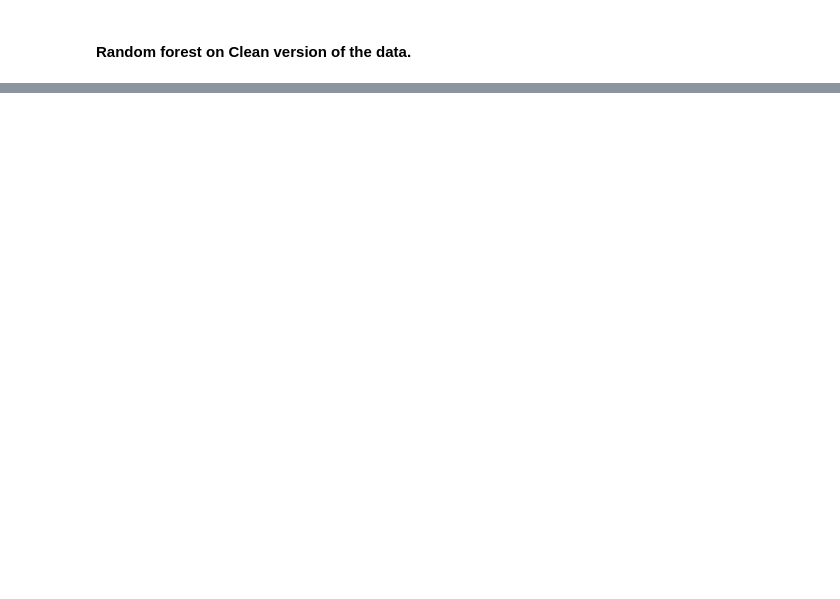
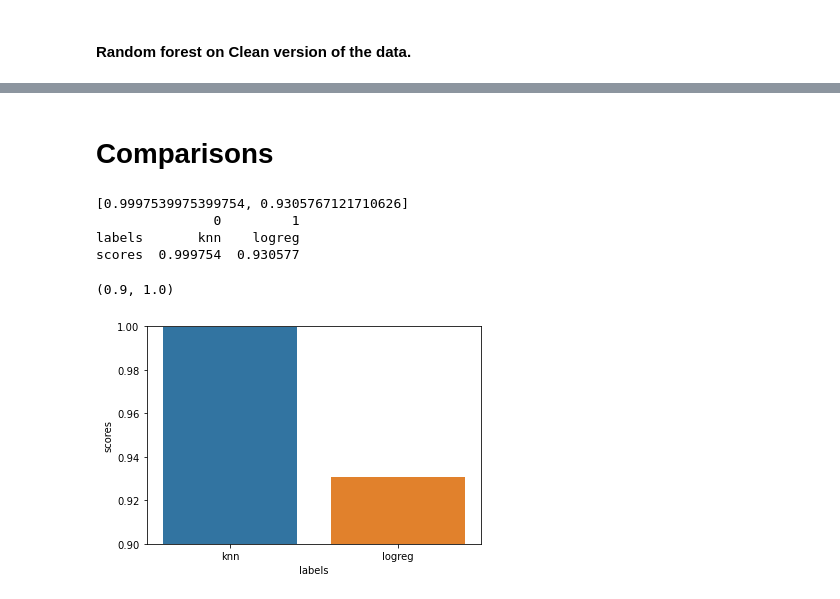
Before and after one commit to T-Tatsuya-W/AI_Coursework, a Jupyter notebook: workings.ipynb, the cells around one changed output, grey strips where cells are left out. Saved outputs shown, nothing was run; the diff lists cells and outputs as text; code cells hidden in the pictures; blank space fills up the shorter version.

Commit message:
added: cross validation on knn, graph to compare scores

```diff
--- a/workings.ipynb
+++ b/workings.ipynb
@@ -417,10 +444,16 @@ LogisticRegression(penalty='l1', solver='liblinear')
 # %%
 LogReg3=LogisticRegression(C=1, penalty='l1', solver='liblinear')
 
-LogReg3.fit(X_train,y_train)
+# LogReg3.fit(X_train,y_train)
 
 scores = cross_val_score(LogReg3, X, y, cv=10)
 
 print('Cross-Validation scores: {}'.format(scores))
-print('Average score: {}'.format(np.mean(scores)))
+logregBestScore = np.mean(scores)
+print('Average score: {}'.format(logregBestScore))
+
+
+
+LogRegPredictions = cross_val_predict(LogReg3, X, y, cv=10)
+print(classification_report(y, LogRegPredictions))
 # %% [output]
@@ -458,0 +509,24 @@ print(classification_report(y_test, knearest_pred))
+# %%
+knnModel = KNeighborsClassifier()
+knnHyperParams = {'n_neighbors':(1,2,3,4,5,6,7,8,9,10),'metric':('euclidean','manhattan','minkowski','chebyshev')}
+grid = GridSearchCV(knnModel, knnHyperParams, cv=10, scoring='accuracy',  return_train_score=False,verbose=1)
+grid_search = grid.fit(X_train, y_train)
+print(grid_search.best_params_)
+print(grid_search.best_score_)
+
+
+
+bestKnn = KNeighborsClassifier(n_neighbors = grid_search.best_params_['n_neighbors'], metric = grid_search.best_params_['metric'])
+knnScores = cross_val_score(bestKnn, X, y, cv=10)
+
+print('Cross-Validation scores: {}'.format(knnScores))
+knnBestScore = (np.mean(knnScores))
+print('Average score: {}'.format(knnBestScore))
+
+
+
+
+knnPredictions = cross_val_predict(bestKnn, X, y, cv=10)
+print(classification_report(y, knnPredictions))
+
+#eval_confusion(bestKnn, X, y, knnPredictions)
@@ -627,0 +790,19 @@ random_forest_func(X_train, y_train, X_test, y_test)
+# %% [markdown]
+# Comparisons
+# %%
+results = [knnBestScore, logregBestScore]
+print(results)
+
+df = pd.DataFrame({'labels':['knn', 'logreg'], 'scores':results})
+
+print(df.T)
+
+sns.barplot(x = df['labels'], y = df['scores'])
+plt.ylim((0.9,1.0))
+# %% [output]
+[0.9997539975399754, 0.9305767121710626]
+               0         1
+labels       knn    logreg
+scores  0.999754  0.930577
+(0.9, 1.0)
+[figure, added]
```
Also changed, not shown: parts of 21 cells of this notebook, 1 other file.
